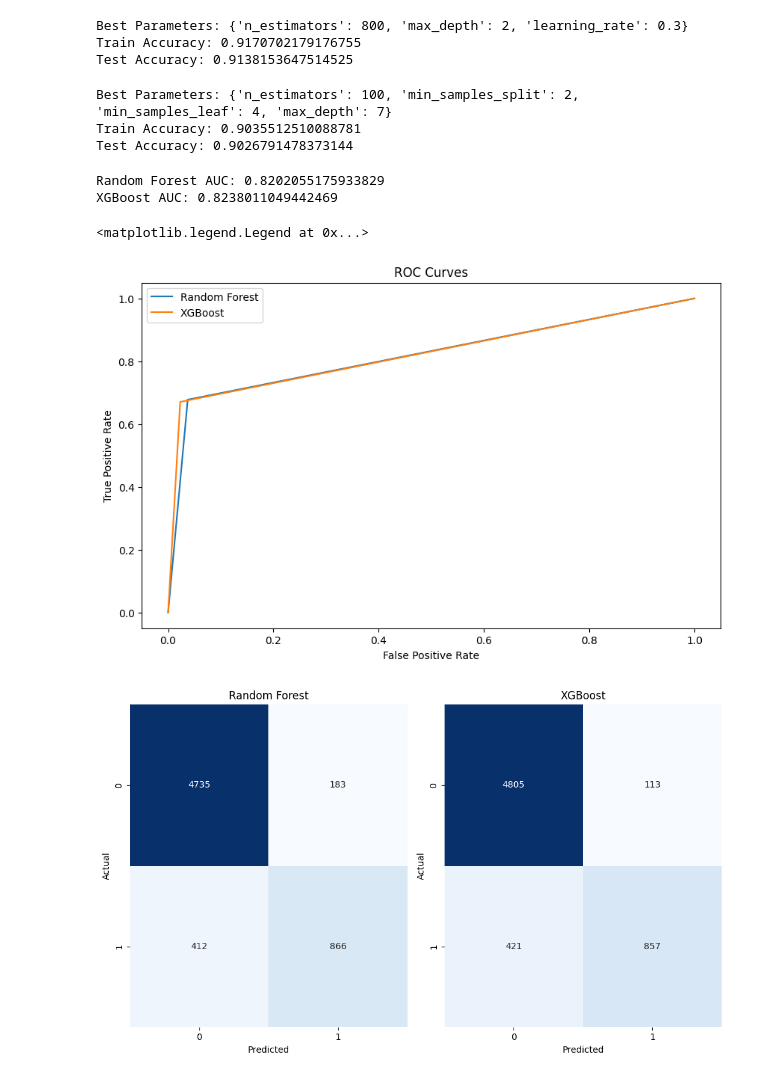
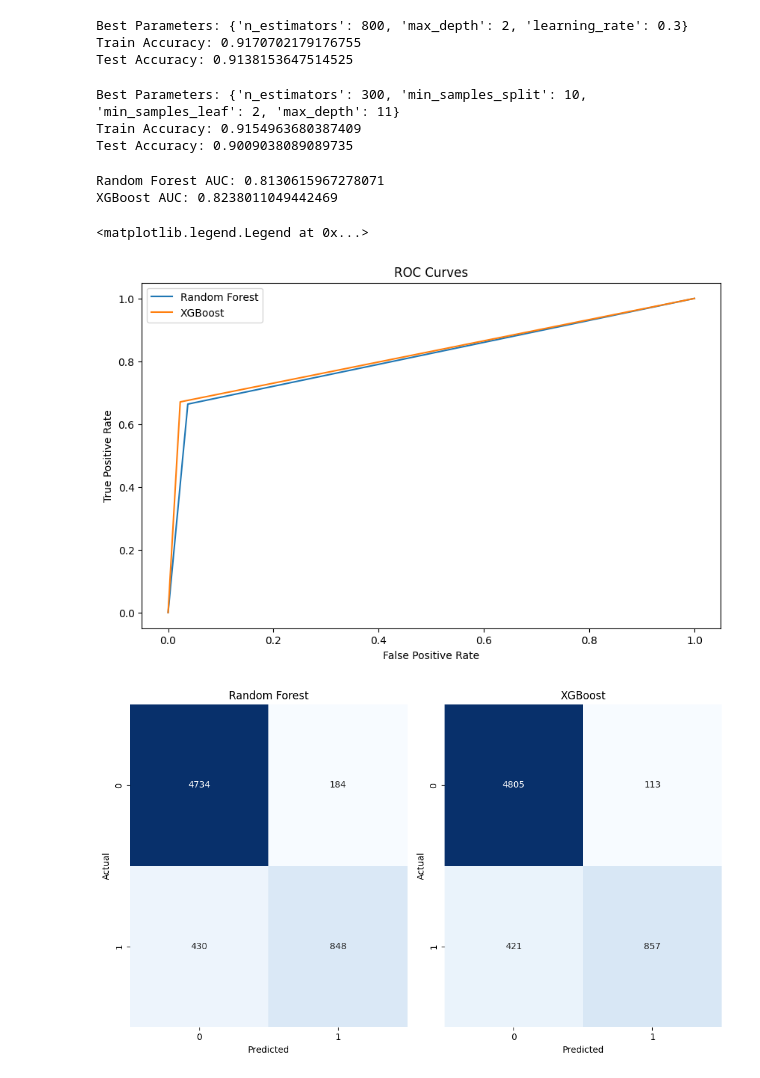
Before and after one commit to amannain122/credit_risk_analysis, a Jupyter notebook: notebooks/Modelling.ipynb, the cells around one changed output. Cells and saved outputs as stored; diff of their text form; code cells hidden in the pictures.

Commit message:
models updated

```diff
--- a/notebooks/Modelling.ipynb
+++ b/notebooks/Modelling.ipynb
@@ -169,15 +169,15 @@ param_grid = {
     'max_depth': [1,2,7,8,9,3, 4, 5, 6]
 }
 
-random_search = RandomizedSearchCV(xgb_model, param_grid, n_iter=10, cv=5, scoring='accuracy', random_state=42)
-random_search.fit(X_train, y_train)
+random_search_xgb = RandomizedSearchCV(xgb_model, param_grid, n_iter=10, cv=5, scoring='accuracy', random_state=42)
+random_search_xgb.fit(X_train, y_train)
 
-train_pred_xgb = random_search.predict(X_train)
-test_pred_xgb = random_search.predict(X_test)
+train_pred_xgb2 = random_search_xgb.predict(X_train)
+test_pred_xgb2 = random_search_xgb.predict(X_test)
 
-print("Best Parameters:", random_search.best_params_)
-print("Train Accuracy:", accuracy_score(y_train, train_pred_xgb))
-print("Test Accuracy:", accuracy_score(y_test, test_pred_xgb))
+print("Best Parameters:", random_search_xgb.best_params_)
+print("Train Accuracy:", accuracy_score(y_train, train_pred_xgb2))
+print("Test Accuracy:", accuracy_score(y_test, test_pred_xgb2))
 # %% [output]
 Best Parameters: {'n_estimators': 800, 'max_depth': 2, 'learning_rate': 0.3}
 Train Accuracy: 0.9170702179176755
@@ -191,41 +191,41 @@ param_grid = {
     'min_samples_leaf' : [1, 2, 4]
 }
 
-random_search = RandomizedSearchCV(rf, param_grid, n_iter=10, cv=5, scoring='accuracy', random_state=42)
-random_search.fit(X_train, y_train)
+random_search_rf = RandomizedSearchCV(rf, param_grid, n_iter=10, cv=5, scoring='accuracy', random_state=42)
+random_search_rf.fit(X_train, y_train)
 
-train_pred_rf = random_search.predict(X_train)
-test_pred_rf = random_search.predict(X_test)
+train_pred_rf2 = random_search_rf.predict(X_train)
+test_pred_rf2 = random_search_rf.predict(X_test)
 
-print("Best Parameters:", random_search.best_params_)
-print("Train Accuracy:", accuracy_score(y_train, train_pred_rf))
-print("Test Accuracy:", accuracy_score(y_test, test_pred_rf))
+print("Best Parameters:", random_search_rf.best_params_)
+print("Train Accuracy:", accuracy_score(y_train, train_pred_rf2))
+print("Test Accuracy:", accuracy_score(y_test, test_pred_rf2))
 # %% [output]
-Best Parameters: {'n_estimators': 100, 'min_samples_split': 2, 'min_samples_leaf': 4, 'max_depth': 7}
-Train Accuracy: 0.9035512510088781
-Test Accuracy: 0.9026791478373144
+Best Parameters: {'n_estimators': 300, 'min_samples_split': 10, 'min_samples_leaf': 2, 'max_depth': 11}
+Train Accuracy: 0.9154963680387409
+Test Accuracy: 0.9009038089089735
 # %%
-rf_2_auc = roc_auc_score(y_test, test_pred_rf)
-xgb_2_auc = roc_auc_score(y_test, test_pred_xgb)
+rf_2_auc = roc_auc_score(y_test, test_pred_rf2)
+xgb_2_auc = roc_auc_score(y_test, test_pred_xgb2)
 
 print("Random Forest AUC:", rf_2_auc)
 print("XGBoost AUC:", xgb_2_auc)
 
-rf_auc2 = roc_curve(y_test, test_pred_rf)
-xgb_auc2 = roc_curve(y_test, test_pred_xgb)
+rf_auc2 = roc_curve(y_test, test_pred_rf2)
+xgb_auc2 = roc_curve(y_test, test_pred_xgb2)
 best_scores = [rf_auc2, xgb_auc2]
 best_models = ['Random Forest', 'XGBoost']
 
 plt.figure(figsize=(10, 6))
 for i, score in enumerate(best_scores):
     plt.plot(score[0], score[1], label=best_models[i])
 plt.xlabel('False Positive Rate')
 plt.ylabel('True Positive Rate')
 plt.title('ROC Curves')
 plt.legend()
 # %% [output]
-Random Forest AUC: 0.8202055175933829
+Random Forest AUC: 0.8130615967278071
 XGBoost AUC: 0.8238011049442469
 <matplotlib.legend.Legend at 0x...>
-[figure, old version]
+[figure, new version]
 # %%
```
Also changed, not shown: parts of 5 cells of this notebook.
